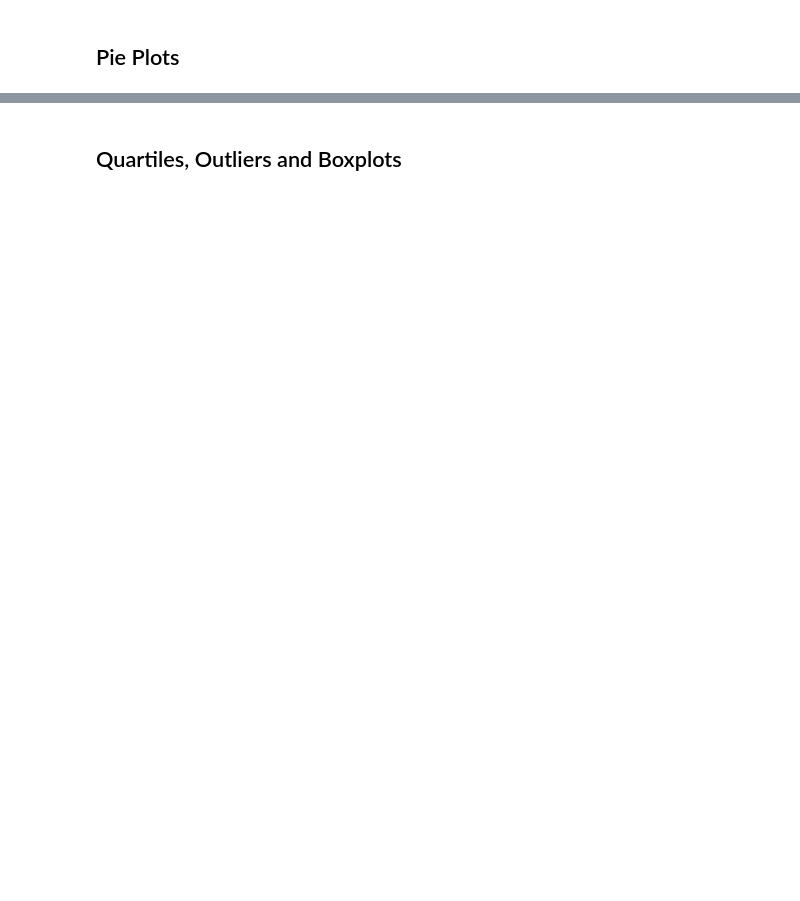
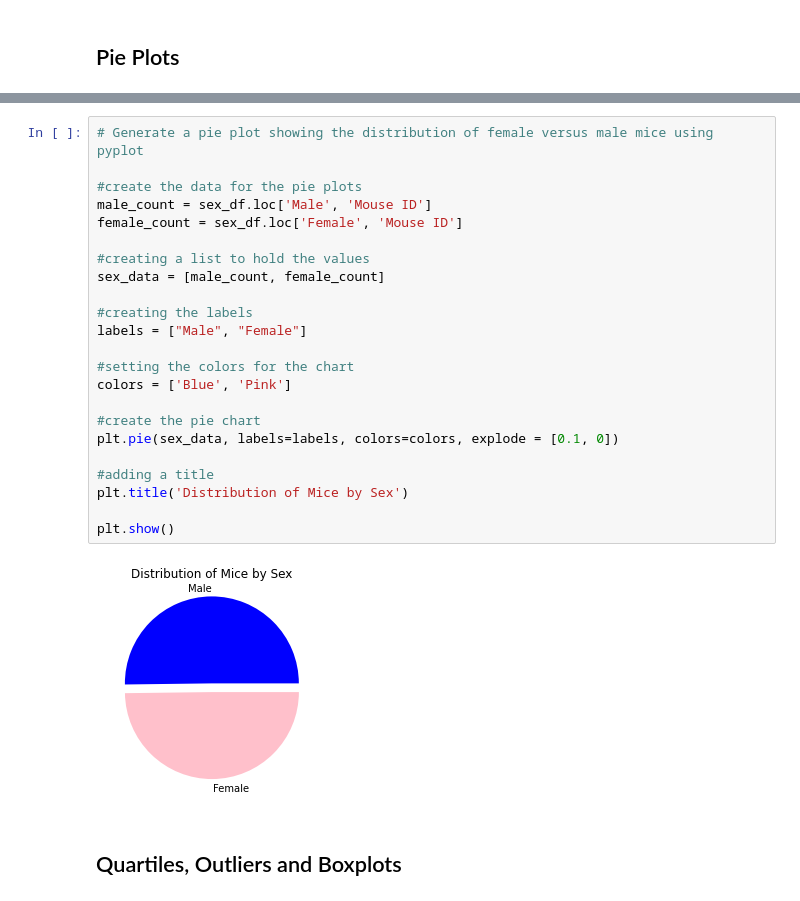
Before and after one commit to Ntorres95/matplotlib-hw, a Jupyter notebook: pymaceuticals_starter.ipynb, the cells around one changed output, grey strips where cells are left out. Saved outputs shown, nothing was run; the diff lists cells and outputs as text; blank space fills up the shorter version.

```diff
--- a/pymaceuticals_starter.ipynb
+++ b/pymaceuticals_starter.ipynb
@@ -179,3 +212,28 @@ barplot_data_df.plot.bar(y='Mouse ID', rot=0)
+# %%
+# Generate a pie plot showing the distribution of female versus male mice using pyplot
+
+#create the data for the pie plots
+male_count = sex_df.loc['Male', 'Mouse ID']
+female_count = sex_df.loc['Female', 'Mouse ID']
+
+#creating a list to hold the values
+sex_data = [male_count, female_count]
+
+#creating the labels
+labels = ["Male", "Female"]
+
+#setting the colors for the chart
+colors = ['Blue', 'Pink']
+
+#create the pie chart
+plt.pie(sex_data, labels=labels, colors=colors, explode = [0.1, 0])
+
+#adding a title
+plt.title('Distribution of Mice by Sex')
+
+plt.show()
+# %% [output]
+[figure, added]
 # %% [markdown]
 ## Quartiles, Outliers and Boxplots
 # %%
```
Also changed, not shown: parts of 12 cells of this notebook.
